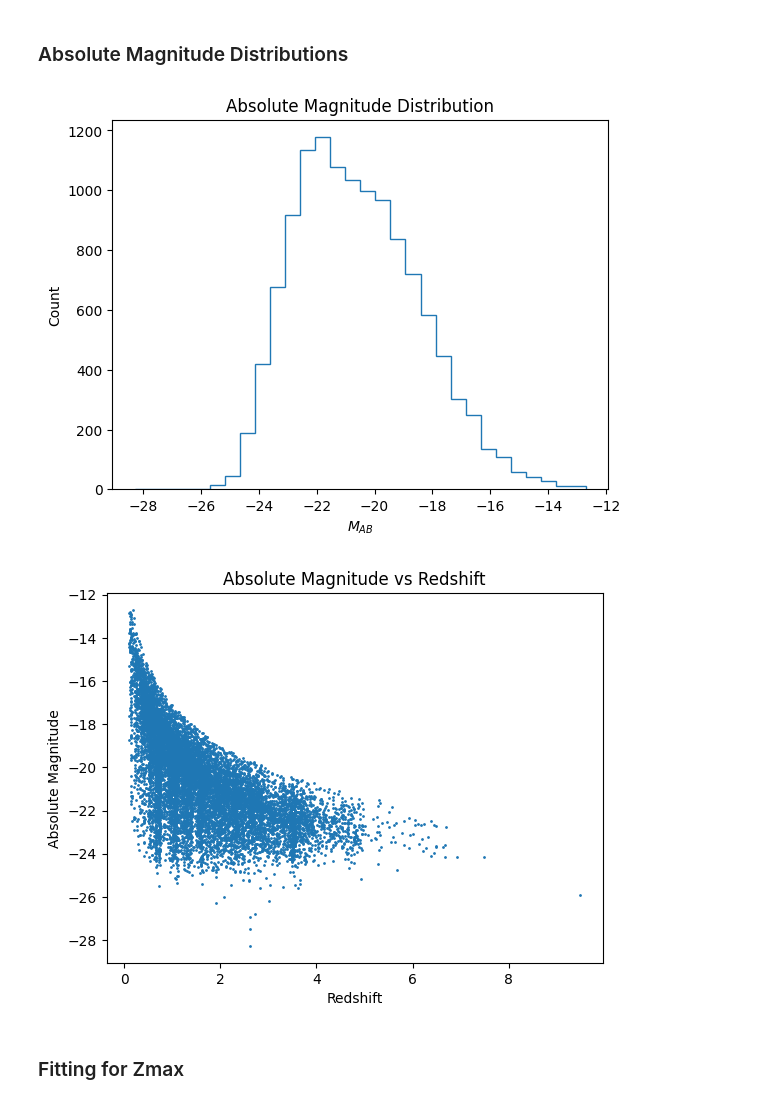
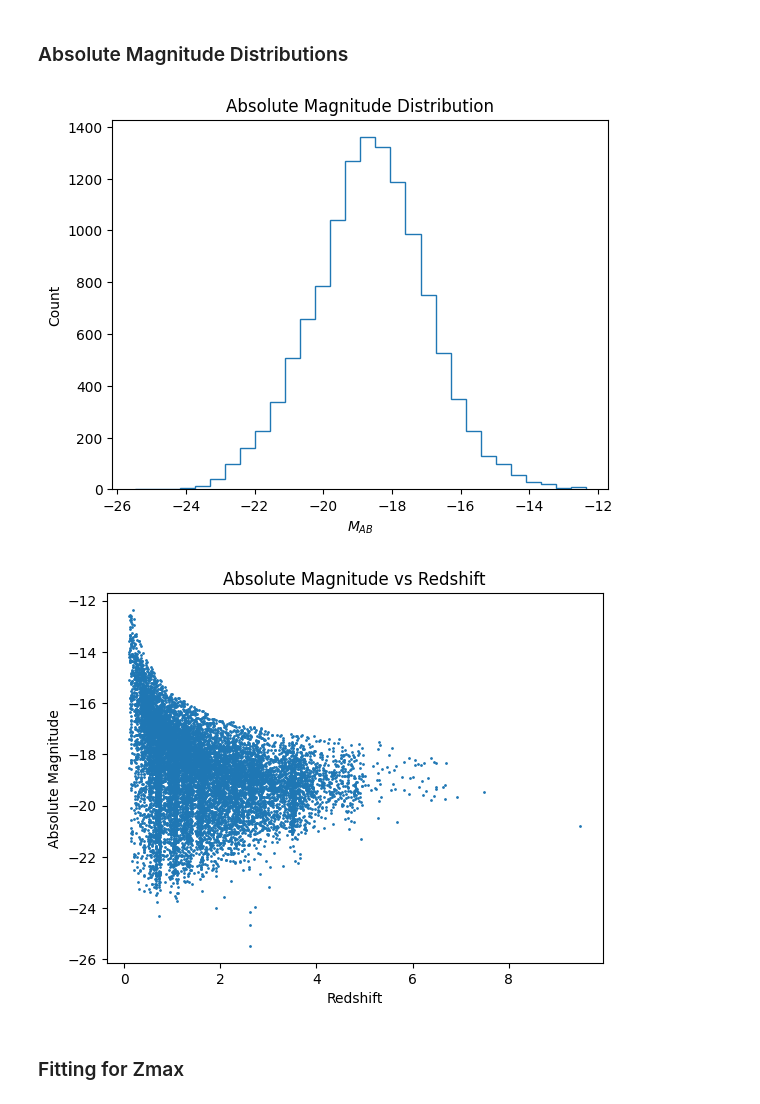
Before and after one commit to daniel-lyon/MPhil-Code, a Jupyter notebook: LUMFUNCS/vmax.ipynb, the cells around one changed output. Drawn from its saved outputs; the diff is of its cells as text; code cells hidden in the pictures.

```diff
--- a/LUMFUNCS/vmax.ipynb
+++ b/LUMFUNCS/vmax.ipynb
@@ -66,25 +66,26 @@ plt.show()
 ### Absolute Magnitude Distributions
 # %%
 cosmo = FlatLambdaCDM(H0=70, Om0=0.3)
-dists = cosmo.luminosity_distance(z) # Mpc
+dists = cosmo.comoving_distance(z).value # Mpc
 dists *= 10 ** 6 # Mpc -> pc
 Mag_abs = mag_ab - 5 * np.log10(dists / 10) # AB magnitude -> absolute magnitude
+
 mask = (mag_ab <= mag_lim)
 
 plt.title('Absolute Magnitude Distribution')
 plt.hist(Mag_abs[mask], bins=n_lum_bins, histtype='step')
 plt.xlabel('$M_{AB}$')
 plt.ylabel('Count')
 plt.show()
 
 plt.scatter(z[mask], Mag_abs[mask], s=1)
 plt.title('Absolute Magnitude vs Redshift')
 plt.xlabel('Redshift')
 plt.ylabel('Absolute Magnitude')
 plt.show()
 # %% [output]
-[figure, old version]
+[figure, new version]
-[figure, old version]
+[figure, new version]
 # %% [markdown]
 ### Fitting for Zmax
 # %%
```
Also changed, not shown: parts of 10 cells of this notebook, 1 other file.
